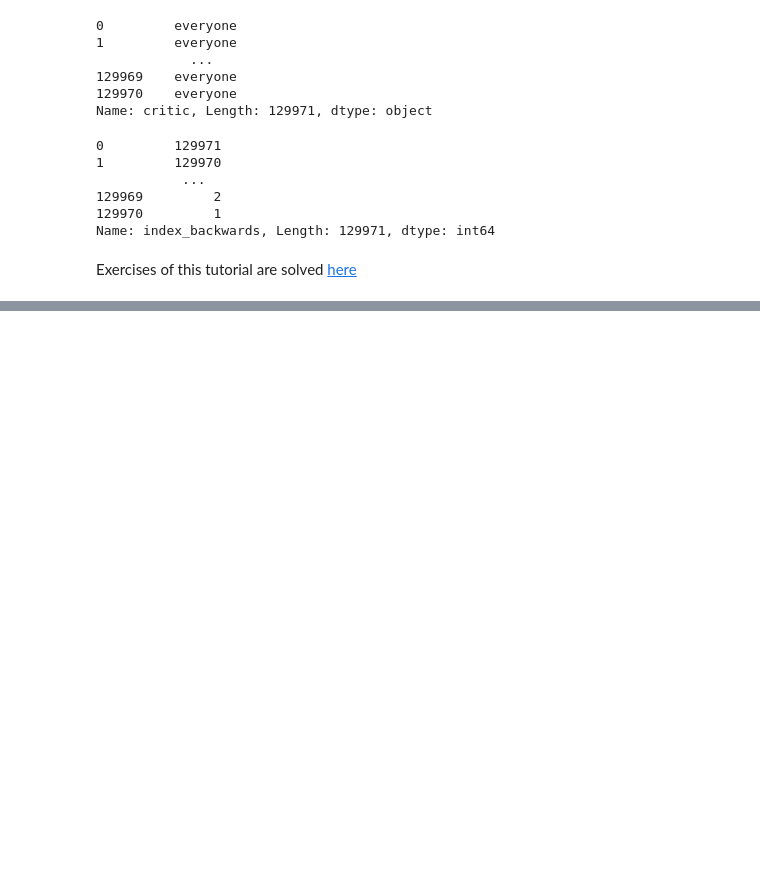
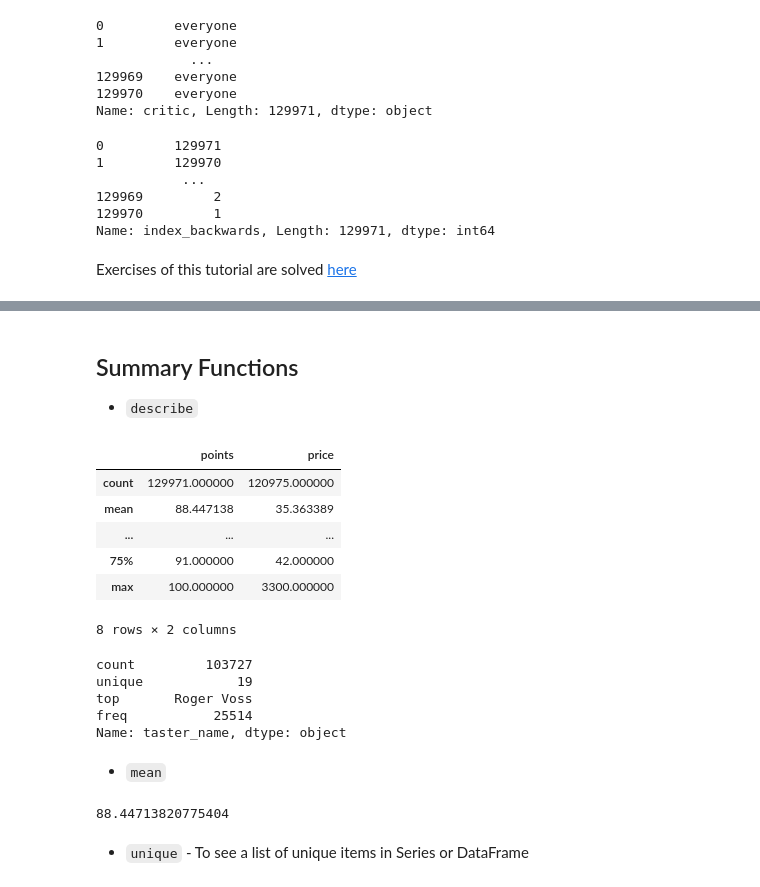
Before and after one commit to ShreyasJothish/datasciencestudygroup, a Jupyter notebook: MahendraBishnoi/04_Pandas.ipynb, the cells around one changed output, grey strips where cells are left out. Cells and saved outputs as stored; diff of their text form; code cells hidden in the pictures; blank space fills up the shorter version.

```diff
--- a/MahendraBishnoi/04_Pandas.ipynb
+++ b/MahendraBishnoi/04_Pandas.ipynb
@@ -371,0 +391,33 @@ Exercises of this tutorial are solved [here](https://www.kaggle.com/mahendrabish
+# %% [markdown]
+## Summary Functions
+- `describe`
+# %%
+reviews.describe()
+# this method generates stats for numerical data only
+# %% [output]
+|  | points | price |
+| count | 129971.000000 | 120975.000000 |
+| mean | 88.447138 | 35.363389 |
+| ... | ... | ... |
+| 75% | 91.000000 | 42.000000 |
+| max | 100.000000 | 3300.000000 |
+8 rows × 2 columns
+# %%
+reviews.taster_name.describe()
+# when 'describe' method is applied to string data
+# %% [output]
+count         103727
+unique            19
+top       Roger Voss
+freq           25514
+Name: taster_name, dtype: object
+# %% [markdown]
+- `mean`
+# %%
+# Find out a particular statistic of a DataFrame or Series
+# For eg. find the average of points/rating given to wines
+reviews.points.mean()
+# %% [output]
+88.44713820775404
+# %% [markdown]
+- `unique` - To see a list of unique items in Series or DataFrame
```
Also changed, not shown: parts of 16 cells of this notebook.
